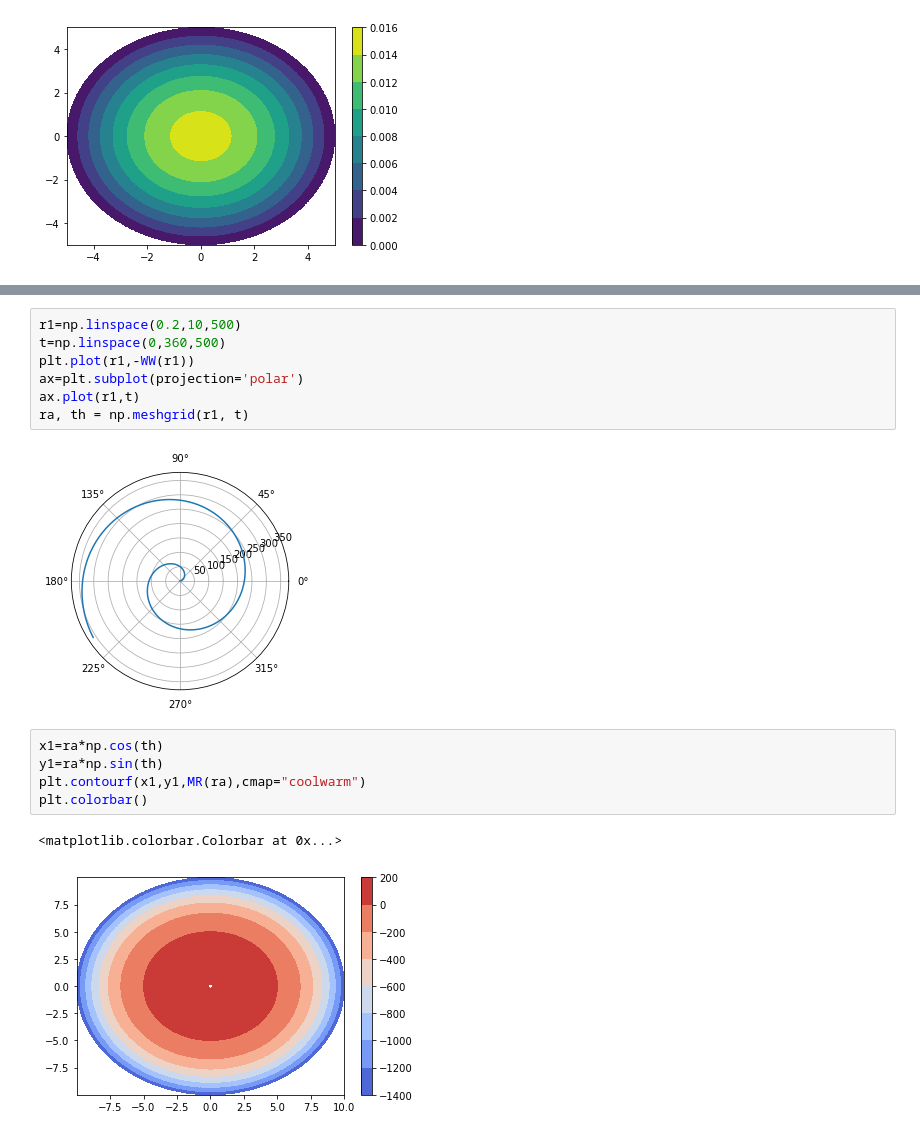
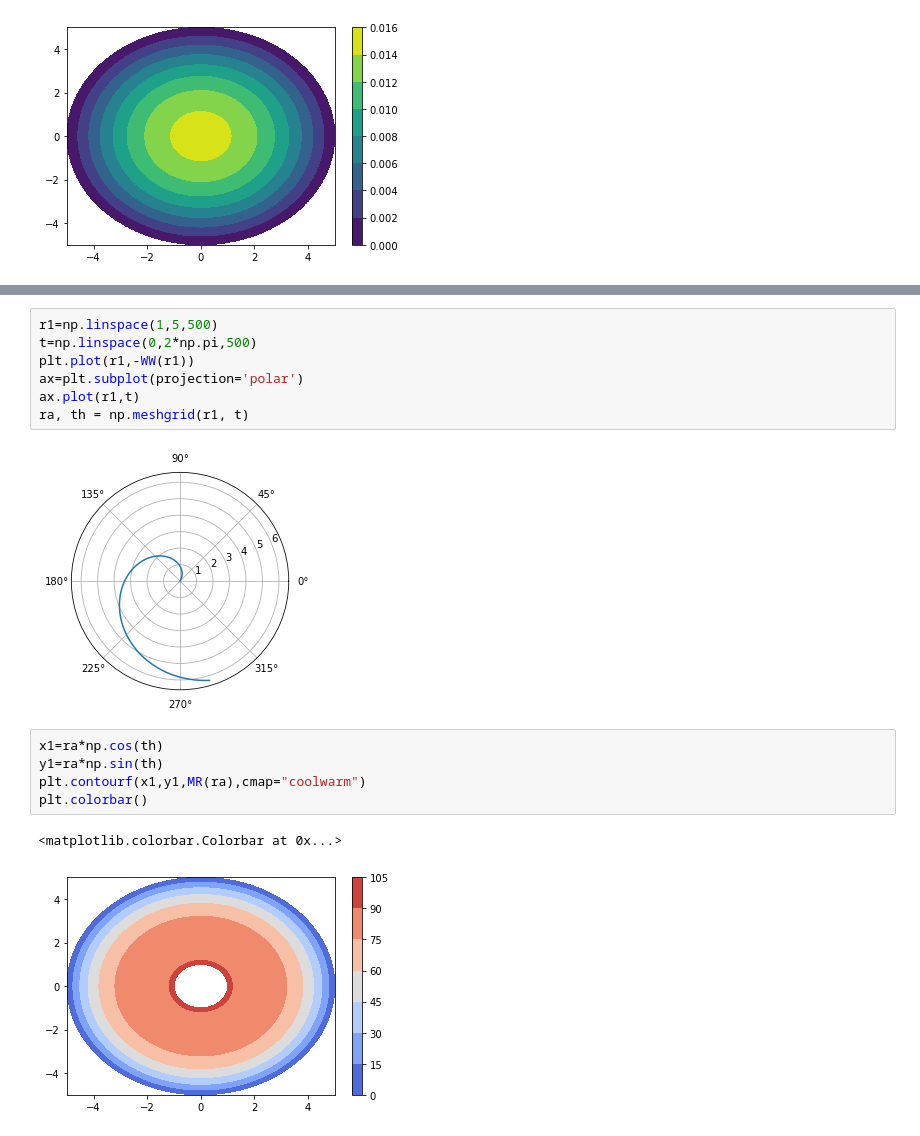
Before and after one commit to jonasyama/Jupyter-notebook, a Jupyter notebook: Lista7 .ipynb, the cells around one changed output, grey strips where cells are left out. Cells and saved outputs as stored; diff of their text form.

```diff
--- a/Lista7 .ipynb
+++ b/Lista7 .ipynb
@@ -132,12 +116,12 @@ ax.contourf(x1,y1,MR(ra),levels=10)
 # %%
-r1=np.linspace(0.2,10,500)
-t=np.linspace(0,360,500)
+r1=np.linspace(1,5,500)
+t=np.linspace(0,2*np.pi,500)
 plt.plot(r1,-WW(r1))
 ax=plt.subplot(projection='polar')
 ax.plot(r1,t)
 ra, th = np.meshgrid(r1, t)
 # %% [output]
-[figure, old version]
+[figure, new version]
 # %%
 x1=ra*np.cos(th)
 y1=ra*np.sin(th)
@@ -145,4 +129,4 @@ plt.contourf(x1,y1,MR(ra),cmap="coolwarm")
 plt.colorbar()
 # %% [output]
 <matplotlib.colorbar.Colorbar at 0x...>
-[figure, old version]
+[figure, new version]
```
Also changed, not shown: parts of 7 cells of this notebook, 16 other files.
